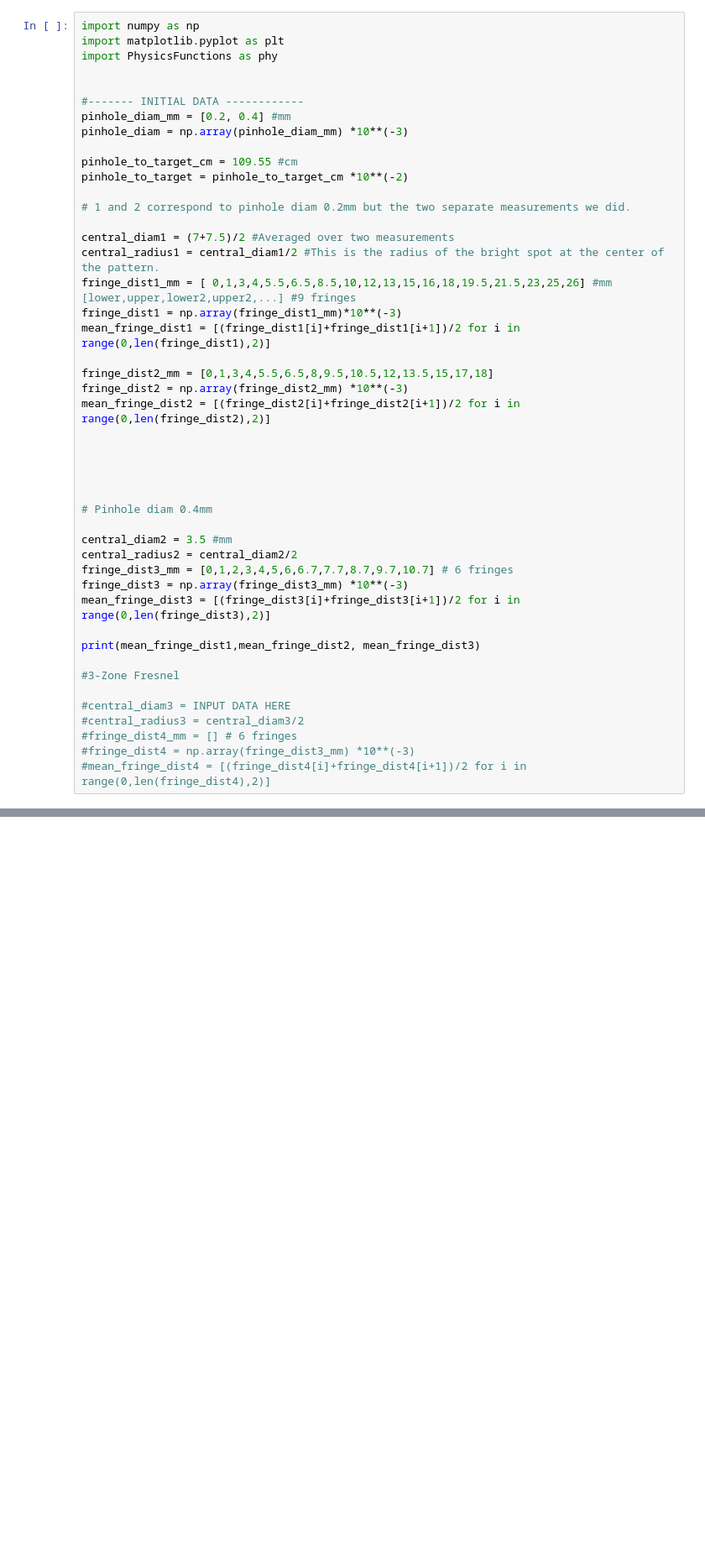
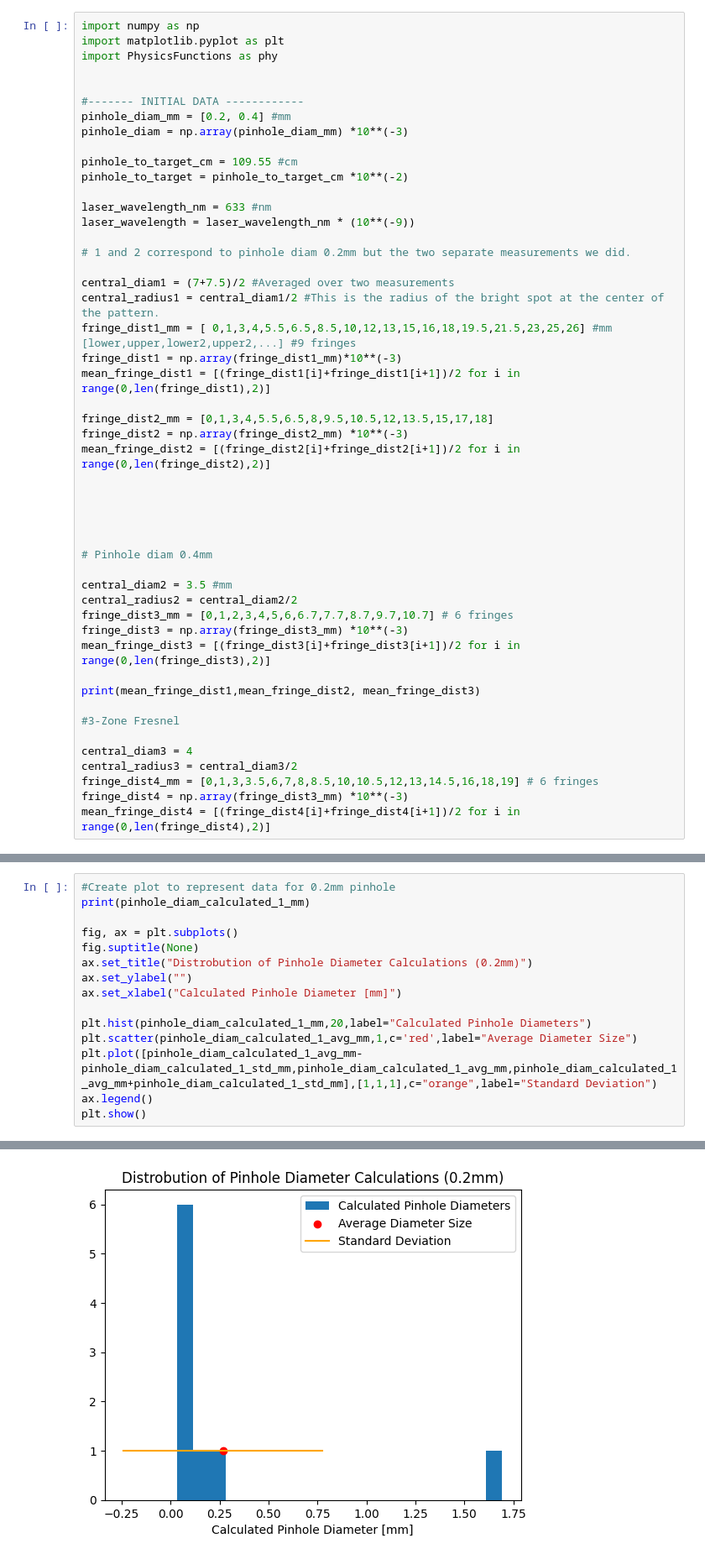
Before and after one commit to Fderick/Advanced-Lab-Data, a Jupyter notebook: Lab02-CircularDiffraction.ipynb, the cells around one changed output, grey strips where cells are left out. Shown: that part at 84% size. Cells and saved outputs as stored; diff of their text form; blank space fills up the shorter version.

```diff
--- a/Lab02-CircularDiffraction.ipynb
+++ b/Lab02-CircularDiffraction.ipynb
@@ -10,6 +10,9 @@ pinhole_diam = np.array(pinhole_diam_mm) *10**(-3)
 
 pinhole_to_target_cm = 109.55 #cm
 pinhole_to_target = pinhole_to_target_cm *10**(-2)
+
+laser_wavelength_nm = 633 #nm
+laser_wavelength = laser_wavelength_nm * (10**(-9))
 
 # 1 and 2 correspond to pinhole diam 0.2mm but the two separate measurements we did.
 
@@ -39,9 +42,9 @@ print(mean_fringe_dist1,mean_fringe_dist2, mean_fringe_dist3)
 
 #3-Zone Fresnel
 
-#central_diam3 = INPUT DATA HERE
-#central_radius3 = central_diam3/2
-#fringe_dist4_mm = [] # 6 fringes
-#fringe_dist4 = np.array(fringe_dist3_mm) *10**(-3)
-#mean_fringe_dist4 = [(fringe_dist4[i]+fringe_dist4[i+1])/2 for i in range(0,len(fringe_dist4),2)]
+central_diam3 = 4
+central_radius3 = central_diam3/2
+fringe_dist4_mm = [0,1,3,3.5,6,7,8,8.5,10,10.5,12,13,14.5,16,18,19] # 6 fringes
+fringe_dist4 = np.array(fringe_dist3_mm) *10**(-3)
+mean_fringe_dist4 = [(fringe_dist4[i]+fringe_dist4[i+1])/2 for i in range(0,len(fringe_dist4),2)]
 # %% [output]
@@ -52,0 +100,16 @@ print(mean_fringe_dist1,mean_fringe_dist2, mean_fringe_dist3)
+# %%
+#Create plot to represent data for 0.2mm pinhole
+print(pinhole_diam_calculated_1_mm)
+
+fig, ax = plt.subplots()
+fig.suptitle(None)
+ax.set_title("Distrobution of Pinhole Diameter Calculations (0.2mm)")
+ax.set_ylabel("")
+ax.set_xlabel("Calculated Pinhole Diameter [mm]")
+
+plt.hist(pinhole_diam_calculated_1_mm,20,label="Calculated Pinhole Diameters")
+plt.scatter(pinhole_diam_calculated_1_avg_mm,1,c='red',label="Average Diameter Size")
+plt.plot([pinhole_diam_calculated_1_avg_mm-pinhole_diam_calculated_1_std_mm,pinhole_diam_calculated_1_avg_mm,pinhole_diam_calculated_1_avg_mm+pinhole_diam_calculated_1_std_mm],[1,1,1],c="orange",label="Standard Deviation")
+ax.legend()
+plt.show()
+# %% [output]
@@ -52,0 +117 @@ print(mean_fringe_dist1,mean_fringe_dist2, mean_fringe_dist3)
+[figure, added]
```
Also changed, not shown: parts of 4 cells of this notebook.
